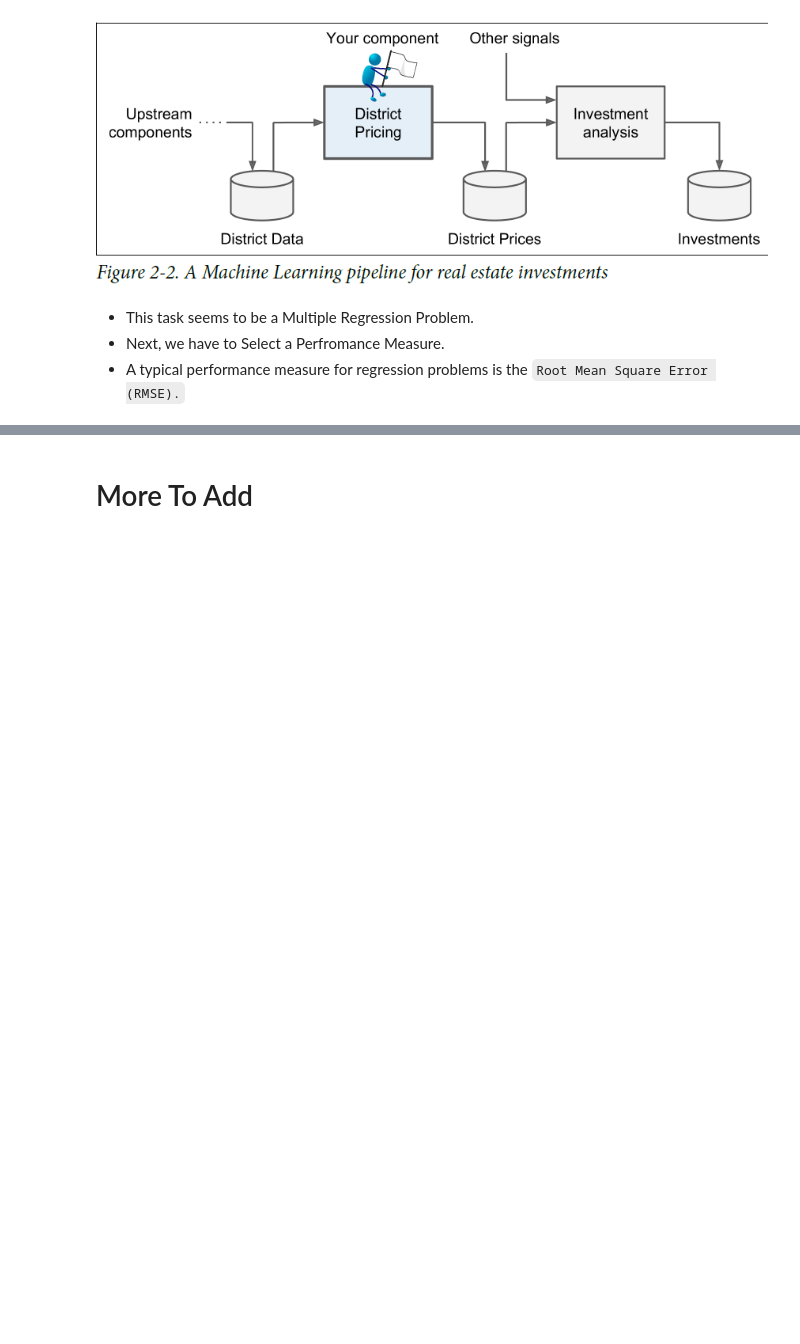
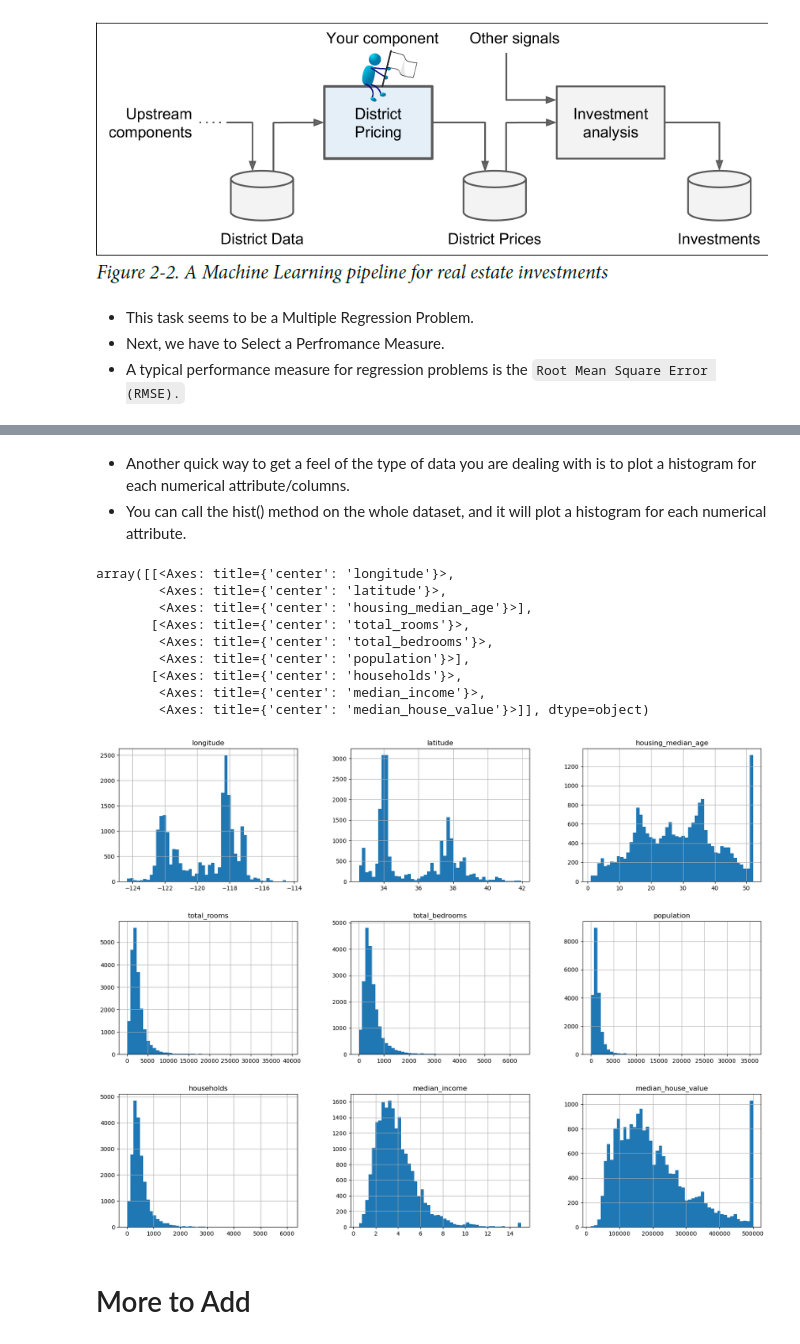
Before and after one commit to ranjansinghds/ml-projects, a Jupyter notebook: end_to_end_ml_project_all_steps.ipynb, the cells around one changed output, grey strips where cells are left out. Drawn from its saved outputs; the diff is of its cells as text; code cells hidden in the pictures; blank space fills up the shorter version.

Commit message:
ML Project

```diff
--- a/end_to_end_ml_project_all_steps.ipynb
+++ b/end_to_end_ml_project_all_steps.ipynb
@@ -43,0 +56,2 @@
+# %%
+df = pd.read_csv('C:\\Users\\Ranjan Singh\\OneDrive\\Desktop\\ML_PROJECTS\\california-housing-prices.csv\\housing.csv')
@@ -44,2 +123,18 @@
+# %% [markdown]
+* Another quick way to get a feel of the type of data you are dealing with is to plot a histogram for each numerical attribute/columns.
+* You can call the hist() method on the whole dataset, and it will plot a histogram for each numerical attribute.
+# %%
+df.hist(bins=50, figsize=(20,15))
+# %% [output]
+array([[<Axes: title={'center': 'longitude'}>,
+        <Axes: title={'center': 'latitude'}>,
+        <Axes: title={'center': 'housing_median_age'}>],
+       [<Axes: title={'center': 'total_rooms'}>,
+        <Axes: title={'center': 'total_bedrooms'}>,
+        <Axes: title={'center': 'population'}>],
+       [<Axes: title={'center': 'households'}>,
+        <Axes: title={'center': 'median_income'}>,
+        <Axes: title={'center': 'median_house_value'}>]], dtype=object)
+[figure, added]
 # %% [markdown]
-# More To Add
+# More to Add
```
Also changed, not shown: parts of 9 cells of this notebook, 1 other file.
